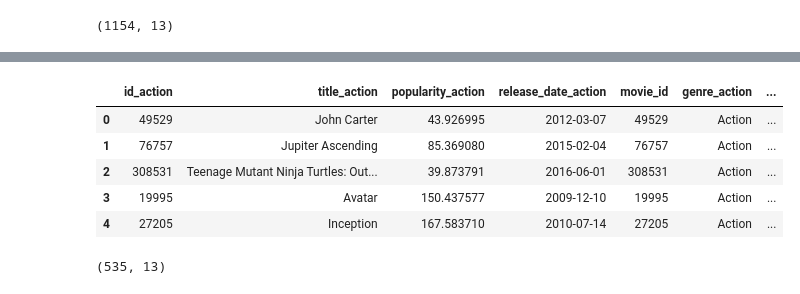
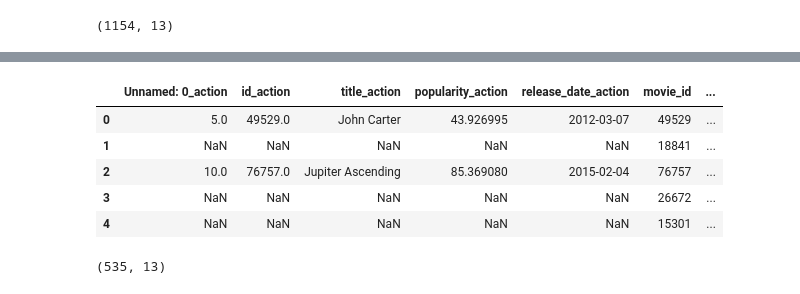
Before and after one commit to kojeda603/analisis_exploratorio_de_datos, a Jupyter notebook: 12_github_movies.ipynb, the cells around one changed output, grey strips where cells are left out. Cells and saved outputs as stored; diff of their text form; code cells hidden in the pictures.

```diff
--- a/12_github_movies.ipynb
+++ b/12_github_movies.ipynb
@@ -149,14 +149,14 @@ df_left.head()
 df_right = action_movie.merge(sci_movie, on='movie_id', how='right', suffixes=('_action', '_sci'))
 # %%
 
-df_left.head()
+df_right.head()
 # %% [output]
-|  | id_action | title_action | popularity_action | release_date_action | movie_id | genre_action | ... |
-| 0 | 49529 | John Carter | 43.926995 | 2012-03-07 | 49529 | Action | ... |
-| 1 | 76757 | Jupiter Ascending | 85.369080 | 2015-02-04 | 76757 | Action | ... |
-| 2 | 308531 | Teenage Mutant Ninja Turtles: Out... | 39.873791 | 2016-06-01 | 308531 | Action | ... |
-| 3 | 19995 | Avatar | 150.437577 | 2009-12-10 | 19995 | Action | ... |
-| 4 | 27205 | Inception | 167.583710 | 2010-07-14 | 27205 | Action | ... |
+|  | Unnamed: 0_action | id_action | title_action | popularity_action | release_date_action | movie_id | ... |
+| 0 | 5.0 | 49529.0 | John Carter | 43.926995 | 2012-03-07 | 49529 | ... |
+| 1 | NaN | NaN | NaN | NaN | NaN | 18841 | ... |
+| 2 | 10.0 | 76757.0 | Jupiter Ascending | 85.369080 | 2015-02-04 | 76757 | ... |
+| 3 | NaN | NaN | NaN | NaN | NaN | 26672 | ... |
+| 4 | NaN | NaN | NaN | NaN | NaN | 15301 | ... |
 # %%
 print(df_right.shape)
 # %% [output]
```
Also changed, not shown: parts of 1 cell of this notebook.
